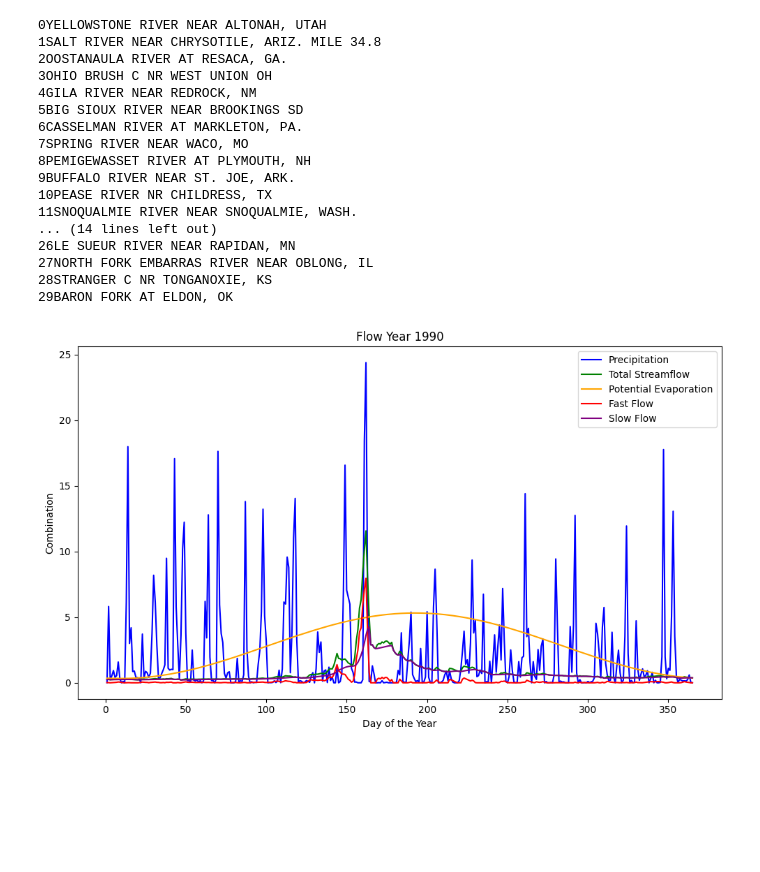
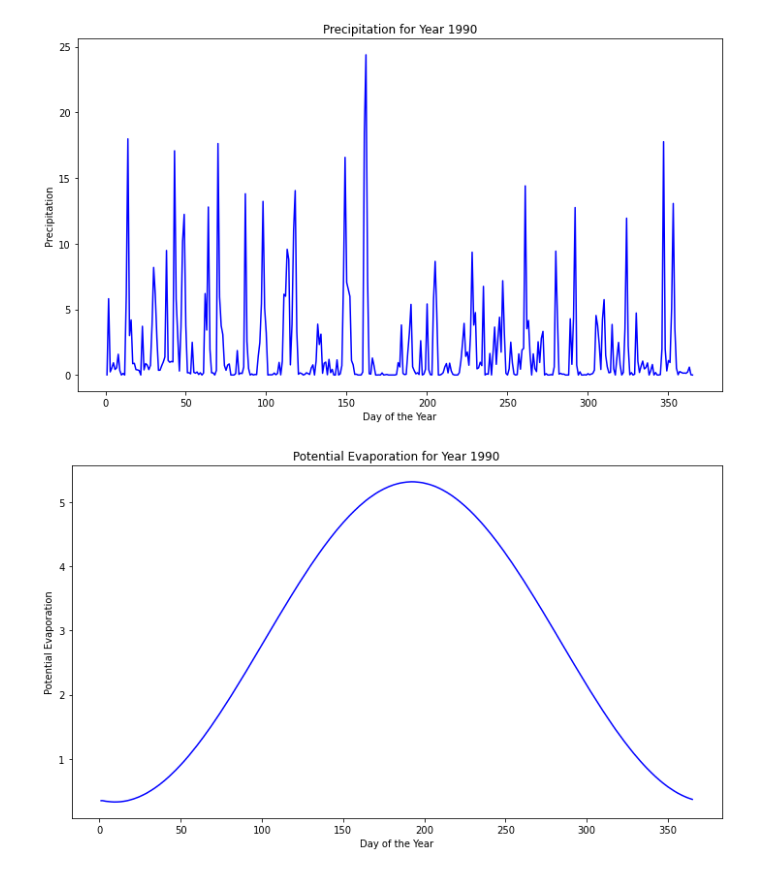
Before and after one commit to Jackman99/Hydrology-Class-Project, a Jupyter notebook: main.ipynb, the cells around one changed output. Drawn from its saved outputs; the diff is of its cells as text; code cells hidden in the pictures; blank space fills up the shorter version.

```diff
--- a/main.ipynb
+++ b/main.ipynb
@@ -6,30 +5,21 @@ p = 1
 # %%
-for c, catchment in enumerate(catchments): # use the first catchment as an example to show capabilities of the plot_yearly_data method
-    print(str(c) + catchment.location)
-catchments[0].plot_yearly_data(1990, 'combination')  # Plotting precipitation for the year 1990
-    # catchment.plot_yearly_data(1990, 'potential_evaporation')  # Plotting potential evaporation for the year 1990
-    # catchment.plot_yearly_data(1990, 'total_streamflow')  # Plotting total streamflow for the year 1990
-    # catchment.plot_yearly_data(1990, 'fast_flow')  # Plotting fast flow for the year 1990
-    # catchment.plot_yearly_data(1990, 'slow_flow')  # Plotting slow flow for the year 1990
-    # catchment.plot_yearly_data(2001, 'combination')  # Plotting a combination of data for the year 1990
+catchment = catchments[0]
 
-    #catchment.plot_yearly_data(1990, 'precipitation', average_over_month=True)  # Can also average precipitation per month
+catchment.plot_yearly_data(1990, 'precipitation')  # Plotting precipitation for the year 1990
+
+catchment.plot_yearly_data(1990, 'potential_evaporation')  # Plotting potential evaporation for the year 1990
+
+catchment.plot_yearly_data(1990, 'total_streamflow')  # Plotting total streamflow for the year 1990
+
+catchment.plot_yearly_data(1990, 'fast_flow')  # Plotting fast flow for the year 1990
+
+catchment.plot_yearly_data(1990, 'slow_flow')  # Plotting slow flow for the year 1990
+
+catchment.plot_yearly_data(1990, 'combination')  # Plotting a combination of data for the year 1990
+
+catchment.plot_yearly_data(1990, 'precipitation', average_over_month=True)  # Plotting average precipitation per month for the year 1990
+
+catchment.plot_yearly_data(1990, 'precipitation', average_over_month=False)  # Plotting daily precipitation values for the year 1990
 # %% [output]
-0YELLOWSTONE RIVER NEAR ALTONAH, UTAH
-1SALT RIVER NEAR CHRYSOTILE, ARIZ. MILE 34.8
-2OOSTANAULA RIVER AT RESACA, GA.
-3OHIO BRUSH C NR WEST UNION OH
-4GILA RIVER NEAR REDROCK, NM
-5BIG SIOUX RIVER NEAR BROOKINGS SD
-6CASSELMAN RIVER AT MARKLETON, PA.
-7SPRING RIVER NEAR WACO, MO
-8PEMIGEWASSET RIVER AT PLYMOUTH, NH
-9BUFFALO RIVER NEAR ST. JOE, ARK.
-10PEASE RIVER NR CHILDRESS, TX
-11SNOQUALMIE RIVER NEAR SNOQUALMIE, WASH.
-... (14 lines left out)
-26LE SUEUR RIVER NEAR RAPIDAN, MN
-27NORTH FORK EMBARRAS RIVER NEAR OBLONG, IL
-28STRANGER C NR TONGANOXIE, KS
-29BARON FORK AT ELDON, OK
-[figure, old version]
+[figure, new version]
+[figure, added]
```
Also changed, not shown: parts of 3 cells of this notebook.
